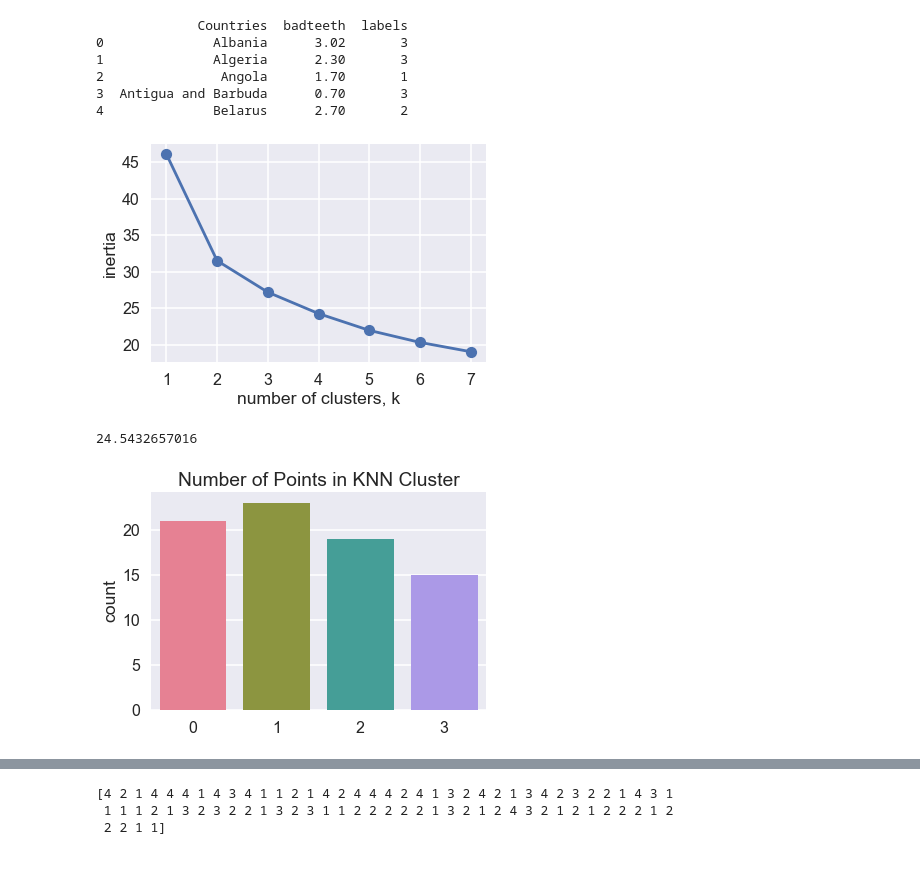
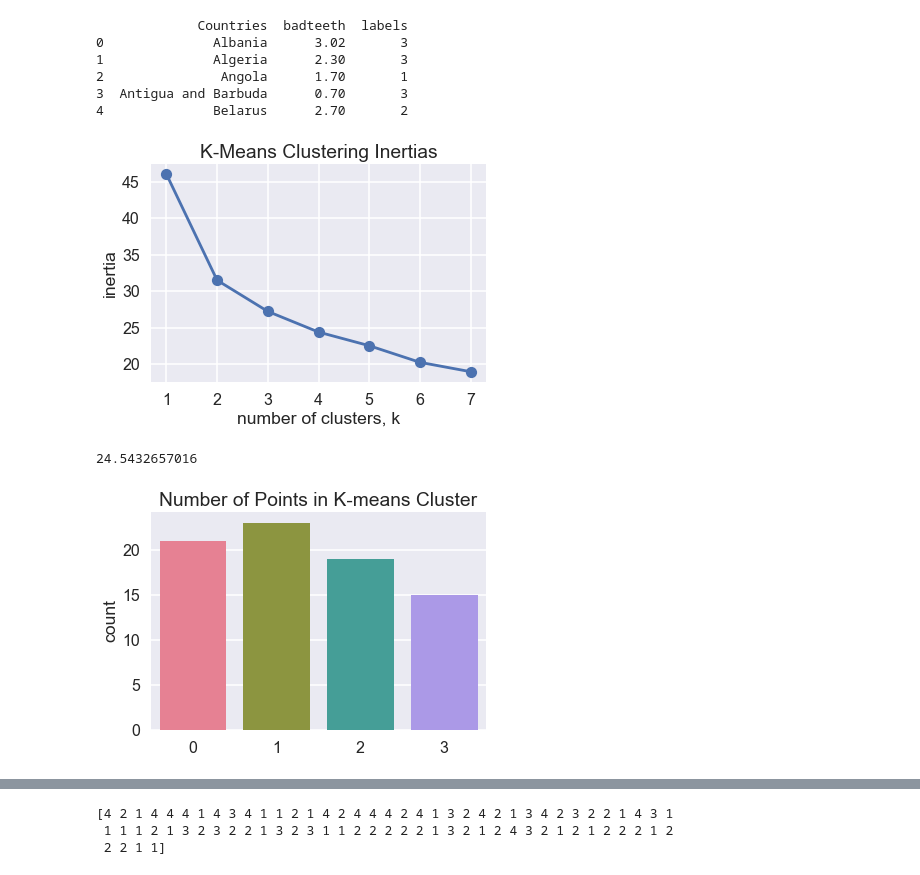
Before and after one commit to SilasNeptune/Dental-Health-in-Youth, a Jupyter notebook: Machine Learning.ipynb, the cells around one changed output, grey strips where cells are left out. Cells and saved outputs as stored; diff of their text form; code cells hidden in the pictures.

```diff
--- a/Machine Learning.ipynb
+++ b/Machine Learning.ipynb
@@ -54,25 +105,26 @@ print(df.head())
 # %%
 ks = range(1, 8)
 inertias = []
 
 for k in ks:
     # Create a KMeans instance with k clusters: model
     model = KMeans(n_clusters=k)
 
     # Fit model to samples
     model.fit(X_train_minmax)
 
     # Append the inertia to the list of inertias
     inertias.append(model.inertia_)
 
 # Plot ks vs inertias
 plt.plot(ks, inertias, '-o')
 plt.xlabel('number of clusters, k')
 plt.ylabel('inertia')
 plt.xticks(ks)
+plt.title('K-Means Clustering Inertias')
 plt.show()
 # %% [output]
-[figure, old version]
+[figure, new version]
 # %%
 # Find the inertia for four clusters
 fourclusters = KMeans(n_clusters=4, random_state=0).fit(X_train_minmax)
@@ -84,11 +136,11 @@ print(fourclusters.inertia_)
 plt.figure()
 cluster_size = df.groupby(clustered_data).size()
 
-sns.countplot(clustered_data, palette='husl').set_title('Number of Points in KNN Cluster')
+sns.countplot(clustered_data, palette='husl').set_title('Number of Points in K-means Cluster')
 
 plt.show()
 # %% [output]
-[figure, old version]
+[figure, new version]
 # %%
 #Perform hierarchical clustering
 mergings = linkage(X_train_minmax, method='complete')
```
Also changed, not shown: parts of 13 cells of this notebook.
